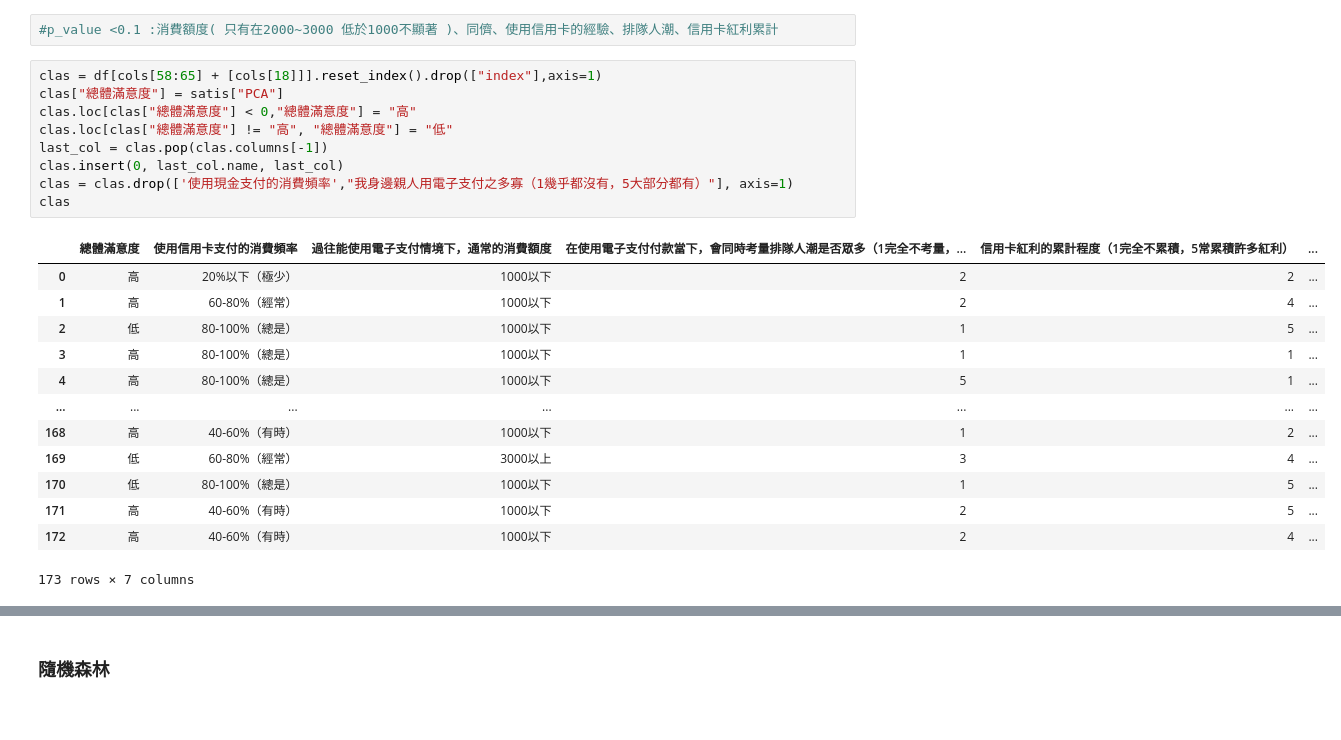
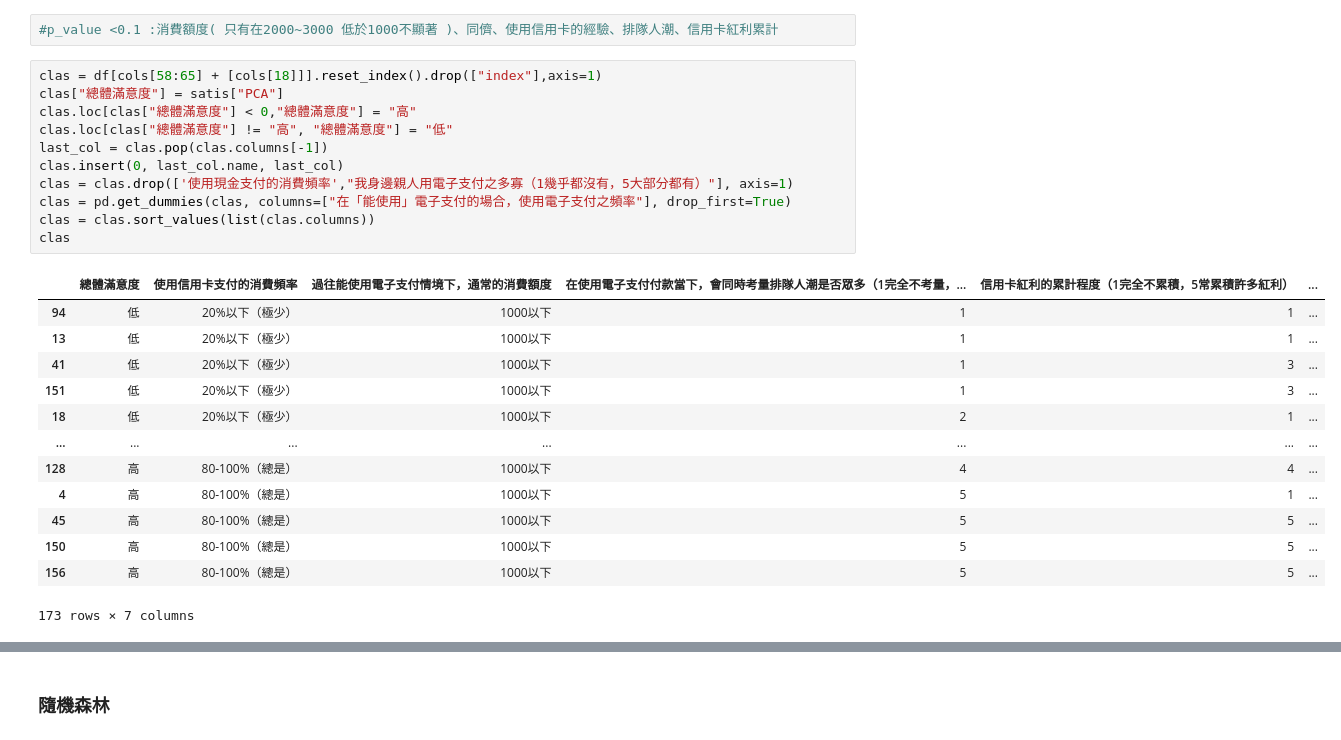
Before and after one commit to jerrylin0505/Multicovariance, a Jupyter notebook: 消費者行為/final.ipynb, the cells around one changed output, grey strips where cells are left out. Drawn from its saved outputs; the diff is of its cells as text.

```diff
--- a/消費者行為/final.ipynb
+++ b/消費者行為/final.ipynb
@@ -159,23 +185,25 @@ chisq-statistic=1.5662, p-value=0.2108, df=1 expected_frep=[[1.88901734e+01 1.53
 # %%
 clas = df[cols[58:65] + [cols[18]]].reset_index().drop(["index"],axis=1)
 clas["總體滿意度"] = satis["PCA"]
 clas.loc[clas["總體滿意度"] < 0,"總體滿意度"] = "高"
 clas.loc[clas["總體滿意度"] != "高", "總體滿意度"] = "低"
 last_col = clas.pop(clas.columns[-1])
 clas.insert(0, last_col.name, last_col)
 clas = clas.drop(['使用現金支付的消費頻率',"我身邊親人用電子支付之多寡（1幾乎都沒有，5大部分都有）"], axis=1)
+clas = pd.get_dummies(clas, columns=["在「能使用」電子支付的場合，使用電子支付之頻率"], drop_first=True)
+clas = clas.sort_values(list(clas.columns))
 clas
 # %% [output]
 |  | 總體滿意度 | 使用信用卡支付的消費頻率 | 過往能使用電子支付情境下，通常的消費額度 | 在使用電子支付付款當下，會同時考量排隊人潮是否眾多（1完全不考量，... | 信用卡紅利的累計程度（1完全不累積，5常累積許多紅利） | ... |
-| 0 | 高 | 20%以下（極少） | 1000以下 | 2 | 2 | ... |
-| 1 | 高 | 60-80%（經常） | 1000以下 | 2 | 4 | ... |
-| 2 | 低 | 80-100%（總是） | 1000以下 | 1 | 5 | ... |
-| 3 | 高 | 80-100%（總是） | 1000以下 | 1 | 1 | ... |
+| 94 | 低 | 20%以下（極少） | 1000以下 | 1 | 1 | ... |
+| 13 | 低 | 20%以下（極少） | 1000以下 | 1 | 1 | ... |
+| 41 | 低 | 20%以下（極少） | 1000以下 | 1 | 3 | ... |
+| 151 | 低 | 20%以下（極少） | 1000以下 | 1 | 3 | ... |
+| 18 | 低 | 20%以下（極少） | 1000以下 | 2 | 1 | ... |
+| ... | ... | ... | ... | ... | ... | ... |
+| 128 | 高 | 80-100%（總是） | 1000以下 | 4 | 4 | ... |
 | 4 | 高 | 80-100%（總是） | 1000以下 | 5 | 1 | ... |
-| ... | ... | ... | ... | ... | ... | ... |
-| 168 | 高 | 40-60%（有時） | 1000以下 | 1 | 2 | ... |
-| 169 | 低 | 60-80%（經常） | 3000以上 | 3 | 4 | ... |
-| 170 | 低 | 80-100%（總是） | 1000以下 | 1 | 5 | ... |
-| 171 | 高 | 40-60%（有時） | 1000以下 | 2 | 5 | ... |
-| 172 | 高 | 40-60%（有時） | 1000以下 | 2 | 4 | ... |
+| 45 | 高 | 80-100%（總是） | 1000以下 | 5 | 5 | ... |
+| 150 | 高 | 80-100%（總是） | 1000以下 | 5 | 5 | ... |
+| 156 | 高 | 80-100%（總是） | 1000以下 | 5 | 5 | ... |
 173 rows × 7 columns
```
Also changed, not shown: parts of 11 cells of this notebook.
